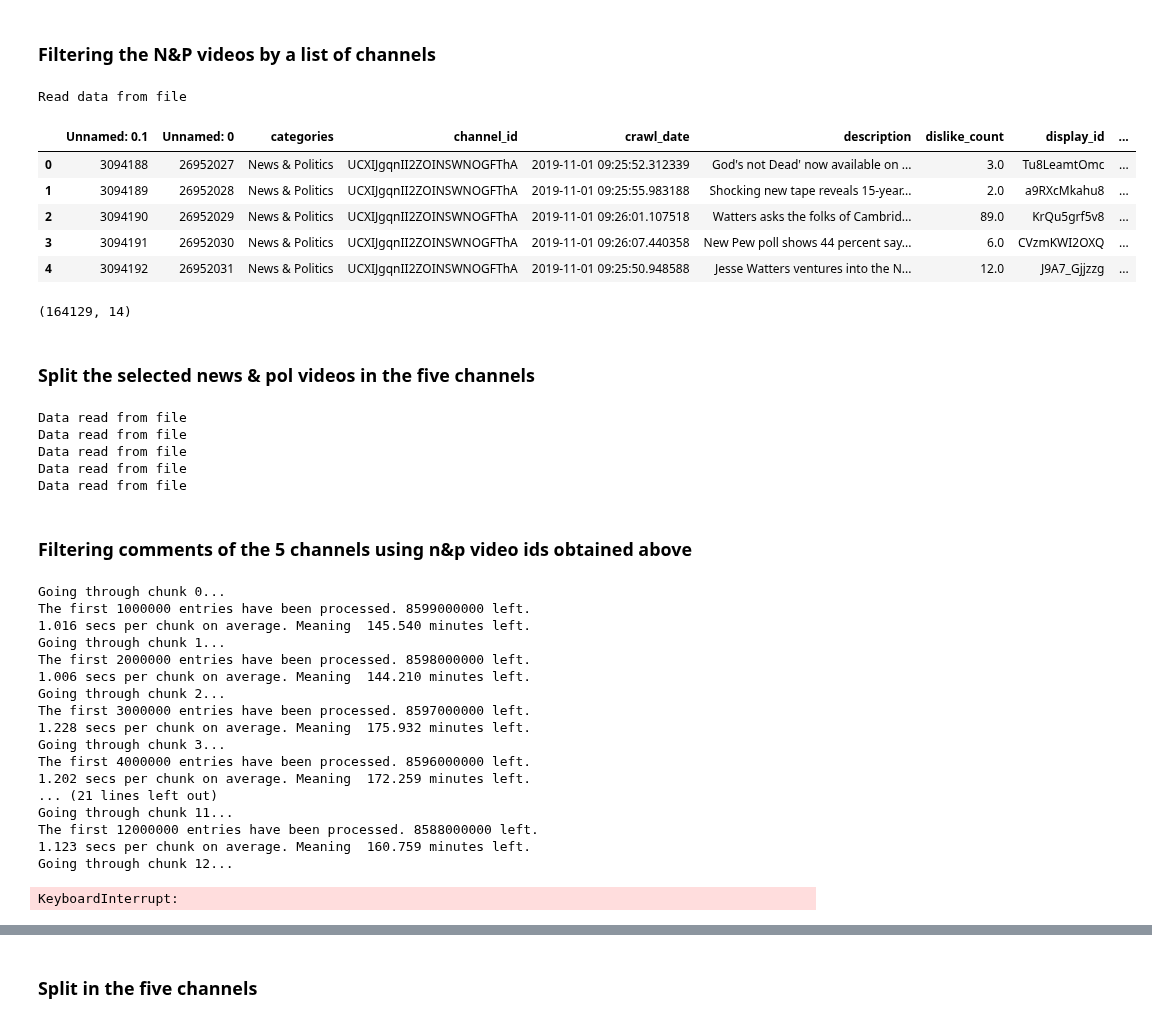
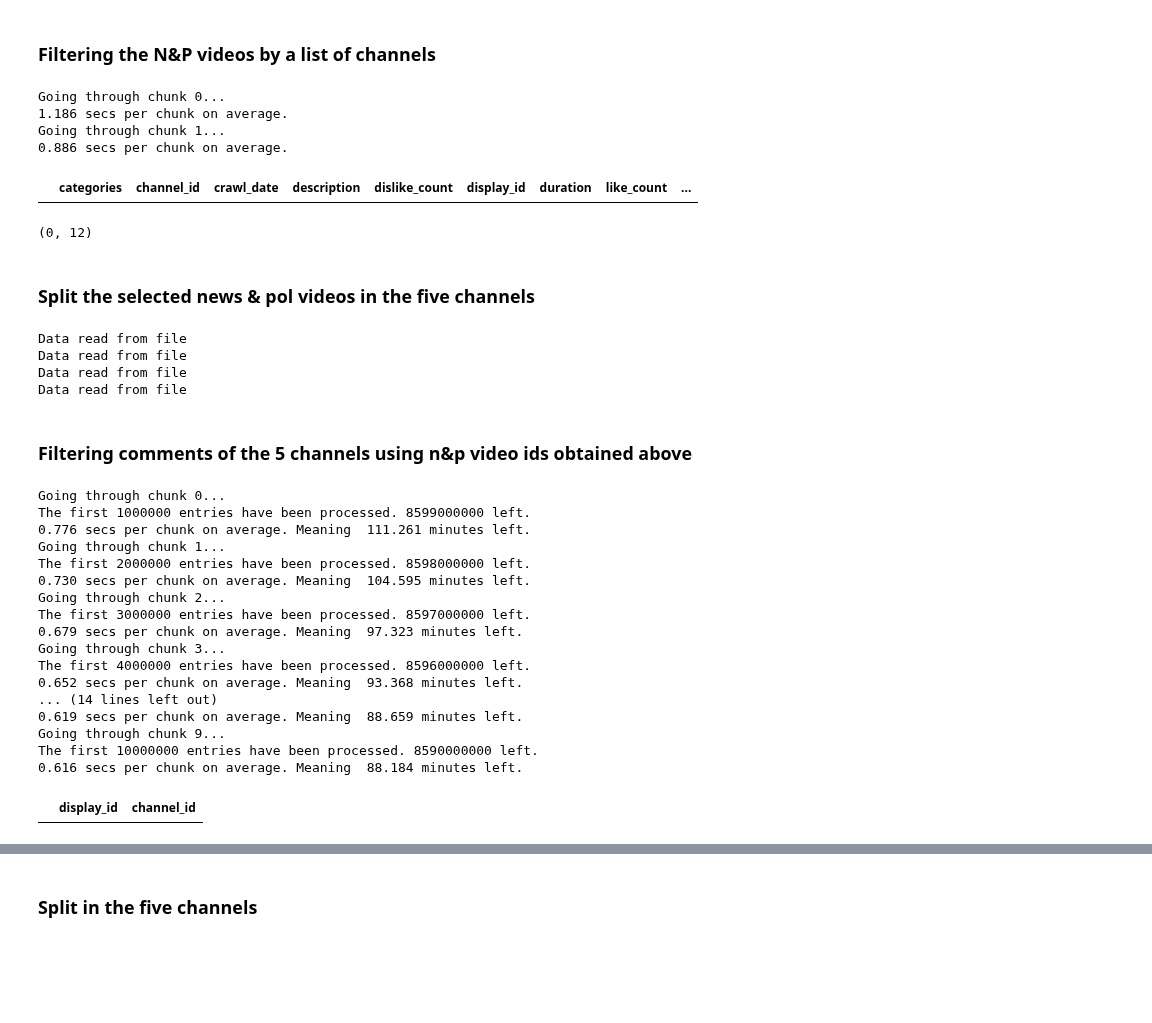
Before and after one commit to epfl-ada/ada-2024-project-thedataminions, a Jupyter notebook: analysis/analysis.ipynb, the cells around one changed output, grey strips where cells are left out. Cells and saved outputs as stored; diff of their text form; code cells hidden in the pictures; blank space fills up the shorter version.

```diff
--- a/analysis/analysis.ipynb
+++ b/analysis/analysis.ipynb
@@ -465,7 +533,7 @@ except FileNotFoundError:  # otherwise, generate it and save
     videos_per_category_counts_total = videos_per_category_counts_per_chunk.sum().to_frame(name='total_count').reset_index()
     videos_per_category_counts_total.columns = ['category', 'total_count']
 
-    videos_per_category_counts_total.to_csv()  # save the created dataframe so we don't have to generate it again
+    videos_per_category_counts_total.to_csv(videos_by_category_filepath,)  # save the created dataframe so we don't have to generate it again
 
 
 # Display the final distribution
@@ -507,7 +592,8 @@ else:  # if not, generate the file. The data is directly saved to a new datafram
     dp.run_simple_function_on_chunks_save_csv(videos_in_chunks_clean(chunksize=100000),
                                               lambda x: x[x.categories == "News & Politics"],
                                               filename=videos_in_news_pol_filepath,
+                                              index=False,
                                               overwrite=False,  # will not overwrite existing files
-                                              every=30,  # will save to the csv every 30 chunks
+                                              every=15,  # will save to the csv every 15 chunks
                                               print_time=(100000, 72924794))
 # %% [output]
@@ -550,4 +664,4 @@ try:
     print("Read data from file")
 except FileNotFoundError:
     df_channels_news_pol = df_channels_clean[df_channels_clean.category_cc == "News & Politics"]
-    df_channels_news_pol.to_csv(channels_news_pol_filepath)
+    df_channels_news_pol.to_csv(channels_news_pol_filepath, index=False)
@@ -585,7 +697,7 @@ except FileNotFoundError:
         )
 
     # save the resuls to a csv
-    df_videos_news_pol__channel_not_news_pol.to_csv(videos_news_pol__channel_not_news_pol_filepath)
+    df_videos_news_pol__channel_not_news_pol.to_csv(videos_news_pol__channel_not_news_pol_filepath, index=False)
 
 
 display(df_videos_news_pol__channel_not_news_pol.head())
@@ -624,35 +739,33 @@ selected_channel_ids = [channel_id_cnn,
 # %%
 # form the filtered N&P videos dataframe, keep those posted by channels manually selected (here CNN, ABC News, BBC News, Al Jazeera English and Fox News)
 
 videos_news_pol_manual_selection_filepath = dataset_root_path + "../generated_data/videos_from_news_pol_from_selected_channels.csv"
 
 try:
     df_videos_news_pol_manually_selected = pd.read_csv(videos_news_pol_manual_selection_filepath)
     print("Read data from file")
 except FileNotFoundError:
     # go through the large file with videos in news and politics,
     # and select those videos which are uploaded by one of our selected channels
 
     df_videos_news_pol_manually_selected = dp.run_simple_function_on_chunks_concat(
         reader=pd.read_csv(dataset_root_path + "../generated_data/videos_in_news_pol.csv",
                            chunksize=100000),
         fct=lambda chunk: chunk[chunk.channel_id.isin(selected_channel_ids)],
         print_time=True)
 
     # save the results to a csv
-    df_videos_news_pol_manually_selected.to_csv()
+    df_videos_news_pol_manually_selected.to_csv(videos_news_pol_manual_selection_filepath, index=False)
 
 display(df_videos_news_pol_manually_selected.head())
 display(df_videos_news_pol_manually_selected.shape)
 # %% [output]
-Read data from file
+Going through chunk 0...
+1.186 secs per chunk on average.
+Going through chunk 1...
+0.886 secs per chunk on average.
-|  | Unnamed: 0.1 | Unnamed: 0 | categories | channel_id | crawl_date | description | dislike_count | display_id | ... |
-| 0 | 3094188 | 26952027 | News & Politics | UCXIJgqnII2ZOINSWNOGFThA | 2019-11-01 09:25:52.312339 | God's not Dead' now available on ... | 3.0 | Tu8LeamtOmc | ... |
-| 1 | 3094189 | 26952028 | News & Politics | UCXIJgqnII2ZOINSWNOGFThA | 2019-11-01 09:25:55.983188 | Shocking new tape reveals 15-year... | 2.0 | a9RXcMkahu8 | ... |
-| 2 | 3094190 | 26952029 | News & Politics | UCXIJgqnII2ZOINSWNOGFThA | 2019-11-01 09:26:01.107518 | Watters asks the folks of Cambrid... | 89.0 | KrQu5grf5v8 | ... |
-| 3 | 3094191 | 26952030 | News & Politics | UCXIJgqnII2ZOINSWNOGFThA | 2019-11-01 09:26:07.440358 | New Pew poll shows 44 percent say... | 6.0 | CVzmKWI2OXQ | ... |
-| 4 | 3094192 | 26952031 | News & Politics | UCXIJgqnII2ZOINSWNOGFThA | 2019-11-01 09:25:50.948588 | Jesse Watters ventures into the N... | 12.0 | J9A7_Gjjzzg | ... |
+|  | categories | channel_id | crawl_date | description | dislike_count | display_id | duration | like_count | ... |
-(164129, 14)
+(0, 12)
 # %% [markdown]
 ### Split the selected news & pol **videos** in the five channels
 # %%
@@ -673,7 +786,7 @@ try:  # ... try to load the data from file
 except FileNotFoundError:  # otherwise, generate it and save
     df_videos_news_pol_cnn = df_videos_news_pol_manually_selected.loc[
         df_videos_news_pol_manually_selected.channel_id == channel_id_cnn]
-    df_videos_news_pol_cnn.to_csv(videos_news_pol_cnn_filepath)
+    df_videos_news_pol_cnn.to_csv(videos_news_pol_cnn_filepath, index=False)
 
 # ABC News
 try:
@@ -682,7 +795,7 @@ try:
 except FileNotFoundError:
     df_videos_news_pol_abc = df_videos_news_pol_manually_selected.loc[
         df_videos_news_pol_manually_selected.channel_id == channel_id_abc]
-    df_videos_news_pol_abc.to_csv(videos_news_pol_abc_filepath)
+    df_videos_news_pol_abc.to_csv(videos_news_pol_abc_filepath, index=False)
 
 # BBC News
 try:
@@ -691,7 +804,7 @@ try:
 except FileNotFoundError:
     df_videos_news_pol_bbc = df_videos_news_pol_manually_selected.loc[
         df_videos_news_pol_manually_selected.channel_id == channel_id_bbc]
-    df_videos_news_pol_bbc.to_csv(videos_news_pol_bbc_filepath)
+    df_videos_news_pol_bbc.to_csv(videos_news_pol_bbc_filepath, index=False)
 
 # Al Jazeera English
 try:
@@ -700,7 +813,7 @@ try:
 except FileNotFoundError:
     df_videos_news_pol_aje = df_videos_news_pol_manually_selected.loc[
         df_videos_news_pol_manually_selected.channel_id == channel_id_aje]
-    df_videos_news_pol_aje.to_csv(videos_news_pol_aje_filepath)
+    df_videos_news_pol_aje.to_csv(videos_news_pol_aje_filepath, index=False)
 
 # Fox News
 try:
@@ -709,13 +822,12 @@ try:
 except FileNotFoundError:
     df_videos_news_pol_fox = df_videos_news_pol_manually_selected.loc[
         df_videos_news_pol_manually_selected.channel_id == channel_id_fox]
-    df_videos_news_pol_fox.to_csv(videos_news_pol_fox_filepath)
+    df_videos_news_pol_fox.to_csv(videos_news_pol_fox_filepath, index=False)
 # %% [output]
 Data read from file
 Data read from file
 Data read from file
 Data read from file
-Data read from file
 # %% [markdown]
 ### Filtering **comments** of the 5 channels using n&p video ids obtained above
 # %%
@@ -731,34 +843,34 @@ except FileNotFoundError:
     # get all the comments made on a video uploaded by one of our selected channels
     df_comments_news_pol_manually_selected = dp.run_simple_function_on_chunks_concat(
         comments_in_chunks_clean(chunksize=1000000),
-        lambda comment_df: comment_df[comment_df.video_id.isin(df_videos_news_pol_manually_selected.display_id)],
+        lambda comment_df: comment_df.loc[comment_df['video_id'].isin(df_videos_news_pol_manually_selected.display_id)],
         print_time=(1000000, 8600000000))
-
+    display(df_videos_news_pol_manually_selected[["display_id", "channel_id"]])
     # merge it with the video data of the selected channels, to get the channel id directly in the comment df
     df_comments_news_pol_manually_selected.merge(
-        df_videos_news_pol_manually_selected.loc[["display_id", "channel_id"]],
+        df_videos_news_pol_manually_selected[["display_id", "channel_id"]],
         left_on="video_id", right_on="display_id")
     # save as csv
-    df_comments_news_pol_manually_selected.to_csv(comments_news_pol_selected_channels_filepath)
+    df_comments_news_pol_manually_selected.to_csv(comments_news_pol_selected_channels_filepath, index=False)
 # %% [output]
 Going through chunk 0...
 The first 1000000 entries have been processed. 8599000000 left.
-1.016 secs per chunk on average. Meaning  145.540 minutes left.
+0.776 secs per chunk on average. Meaning  111.261 minutes left.
 Going through chunk 1...
 The first 2000000 entries have been processed. 8598000000 left.
-1.006 secs per chunk on average. Meaning  144.210 minutes left.
+0.730 secs per chunk on average. Meaning  104.595 minutes left.
 Going through chunk 2...
 The first 3000000 entries have been processed. 8597000000 left.
-1.228 secs per chunk on average. Meaning  175.932 minutes left.
+0.679 secs per chunk on average. Meaning  97.323 minutes left.
 Going through chunk 3...
 The first 4000000 entries have been processed. 8596000000 left.
-1.202 secs per chunk on average. Meaning  172.259 minutes left.
-... (21 lines left out)
-Going through chunk 11...
-The first 12000000 entries have been processed. 8588000000 left.
-1.123 secs per chunk on average. Meaning  160.759 minutes left.
-Going through chunk 12...
+0.652 secs per chunk on average. Meaning  93.368 minutes left.
+... (14 lines left out)
+0.619 secs per chunk on average. Meaning  88.659 minutes left.
+Going through chunk 9...
+The first 10000000 entries have been processed. 8590000000 left.
+0.616 secs per chunk on average. Meaning  88.184 minutes left.
-KeyboardInterrupt:
+|  | display_id | channel_id |
 # %%
 display(df_comments_news_pol_manually_selected.head())
 display(df_comments_news_pol_manually_selected.shape)
```
Also changed, not shown: parts of 33 cells of this notebook, 1 other file.
